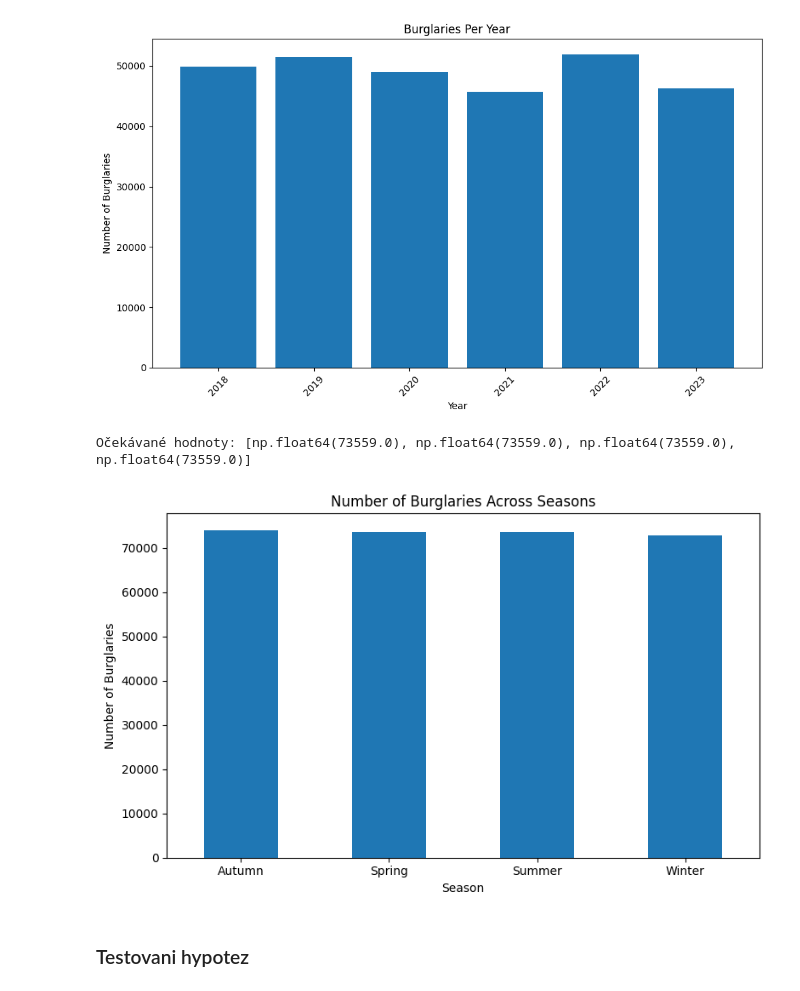
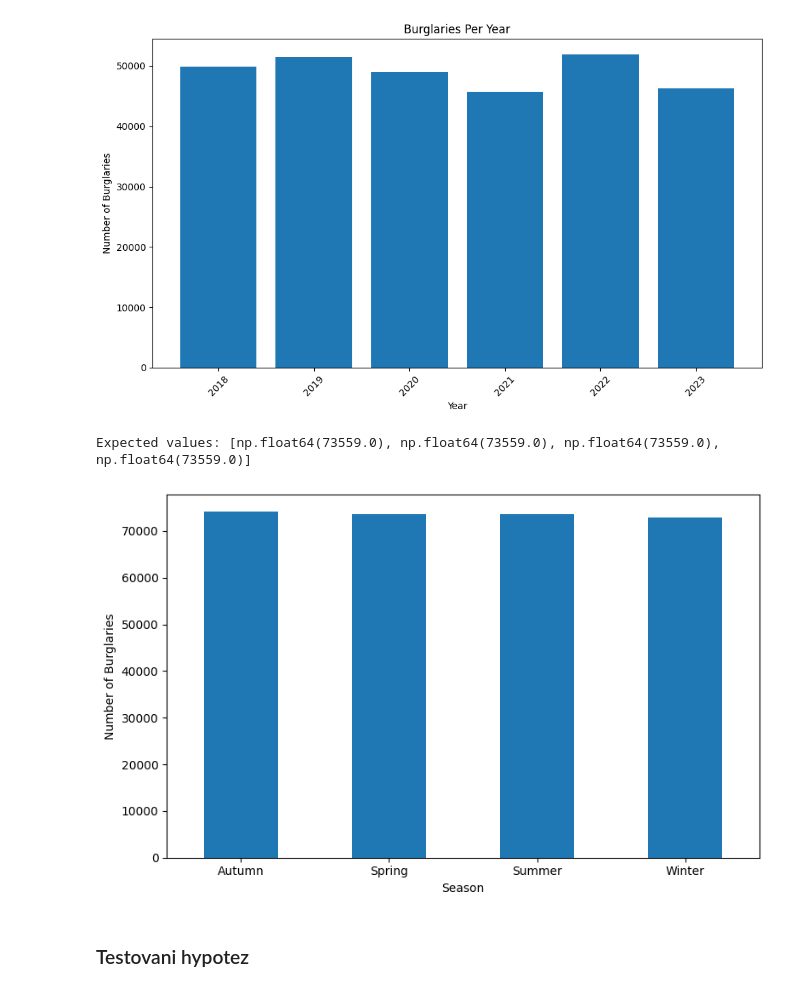
Before and after one commit to cisar2218/StatisticalDataAnalysisProject2024, a Jupyter notebook: notebooks/question_weather_crime.ipynb, the cells around one changed output. Saved outputs shown, nothing was run; the diff lists cells and outputs as text; code cells hidden in the pictures.

```diff
--- a/notebooks/question_weather_crime.ipynb
+++ b/notebooks/question_weather_crime.ipynb
@@ -234,20 +234,19 @@ plt.show()
 # %%
 season_burglary_counts = df['season'].value_counts().sort_index()
 
 total_burglaries = season_burglary_counts.sum()
 expected_counts = [total_burglaries / len(season_burglary_counts)] * len(season_burglary_counts)
 print("Expected values:", expected_counts)
 
 season_burglary_counts.plot(kind='bar', figsize=(8, 5))
-plt.title('Number of Burglaries Across Seasons')
 plt.ylabel('Number of Burglaries')
 plt.xlabel('Season')
 plt.xticks(rotation=0)
 plt.tight_layout()
 plt.show()
 # %% [output]
-Očekávané hodnoty: [np.float64(73559.0), np.float64(73559.0), np.float64(73559.0), np.float64(73559.0)]
+Expected values: [np.float64(73559.0), np.float64(73559.0), np.float64(73559.0), np.float64(73559.0)]
-[figure, old version]
+[figure, new version]
 # %% [markdown]
 ### Testovani hypotez
 # %%
```
Also changed, not shown: parts of 3 cells of this notebook, 1 other file.
